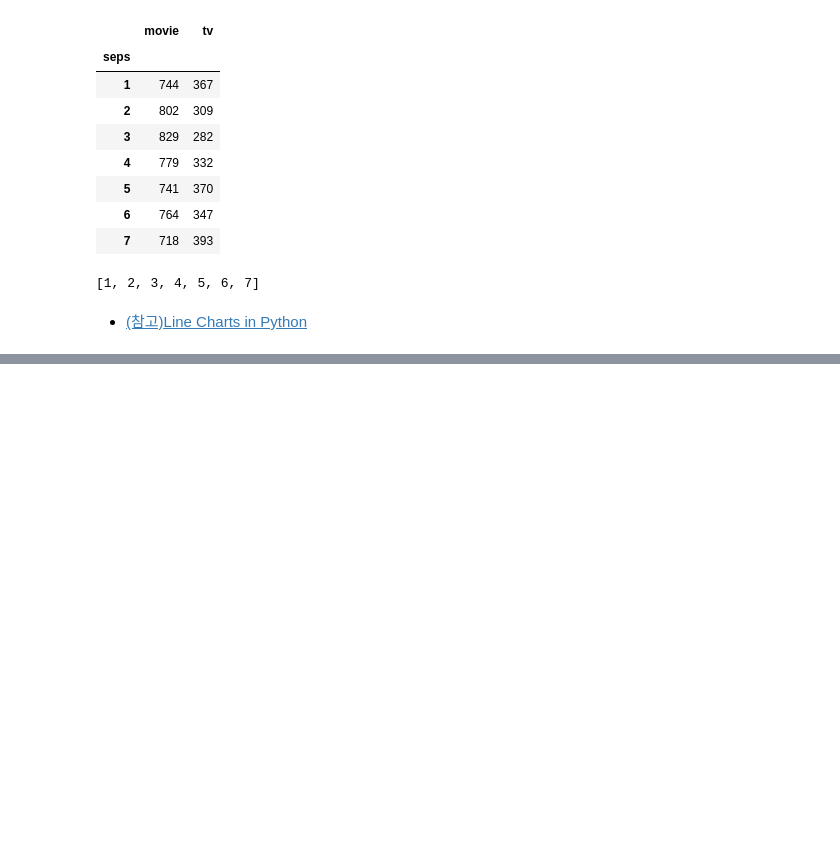
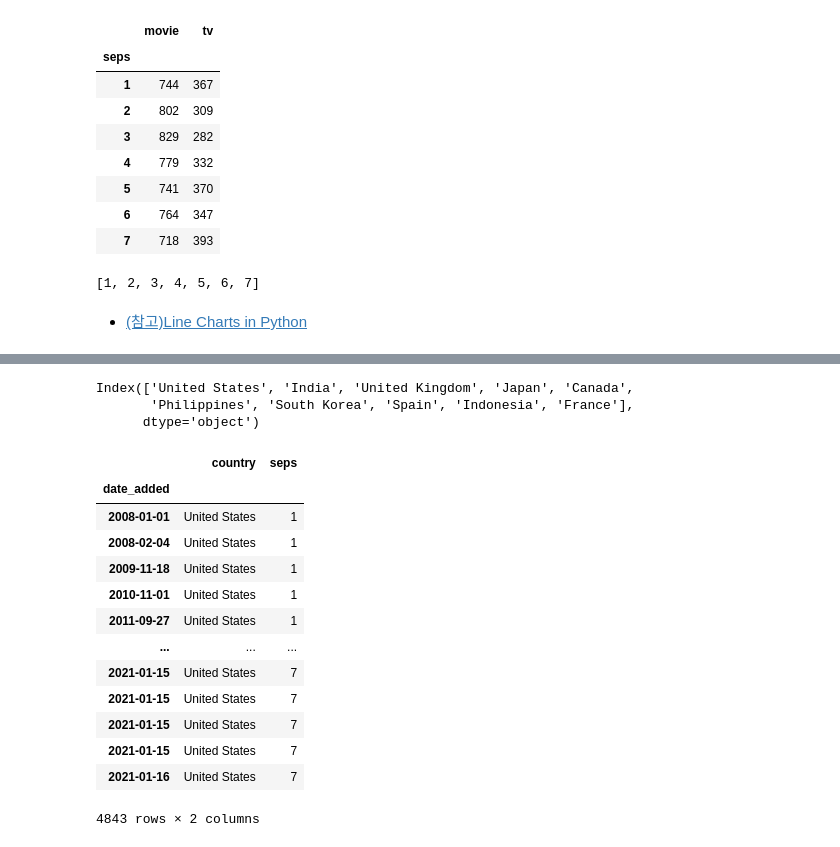
Before and after one commit to sw-song/kaggle-study, a Jupyter notebook: 27_netflix_trend_analysis/analysis_strategy_in_netflix.ipynb, the cells around one changed output, grey strips where cells are left out. Cells and saved outputs as stored; diff of their text form; code cells hidden in the pictures; blank space fills up the shorter version.

```diff
--- a/27_netflix_trend_analysis/analysis_strategy_in_netflix.ipynb
+++ b/27_netflix_trend_analysis/analysis_strategy_in_netflix.ipynb
@@ -463,0 +504,25 @@ TV 시리즈에 대한 강한 시장 수요를 간접적으로 이해할 수 있
+# %%
+top10_countries = nflx.loc[nflx['seps']=='7','country'].value_counts()[:10].index
+top10_countries
+# %% [output]
+Index(['United States', 'India', 'United Kingdom', 'Japan', 'Canada',
+       'Philippines', 'South Korea', 'Spain', 'Indonesia', 'France'],
+      dtype='object')
+# %%
+seps_by_top10 = nflx.loc[nflx['country'].isin(top10_countries),['country','seps']]
+seps_by_top10
+# %% [output]
+|  | country | seps |
+| date_added |  |  |
+| 2008-01-01 | United States | 1 |
+| 2008-02-04 | United States | 1 |
+| 2009-11-18 | United States | 1 |
+| 2010-11-01 | United States | 1 |
+| 2011-09-27 | United States | 1 |
+| ... | ... | ... |
+| 2021-01-15 | United States | 7 |
+| 2021-01-15 | United States | 7 |
+| 2021-01-15 | United States | 7 |
+| 2021-01-15 | United States | 7 |
+| 2021-01-16 | United States | 7 |
+4843 rows × 2 columns
```
Also changed, not shown: parts of 15 cells of this notebook, 1 other file.
